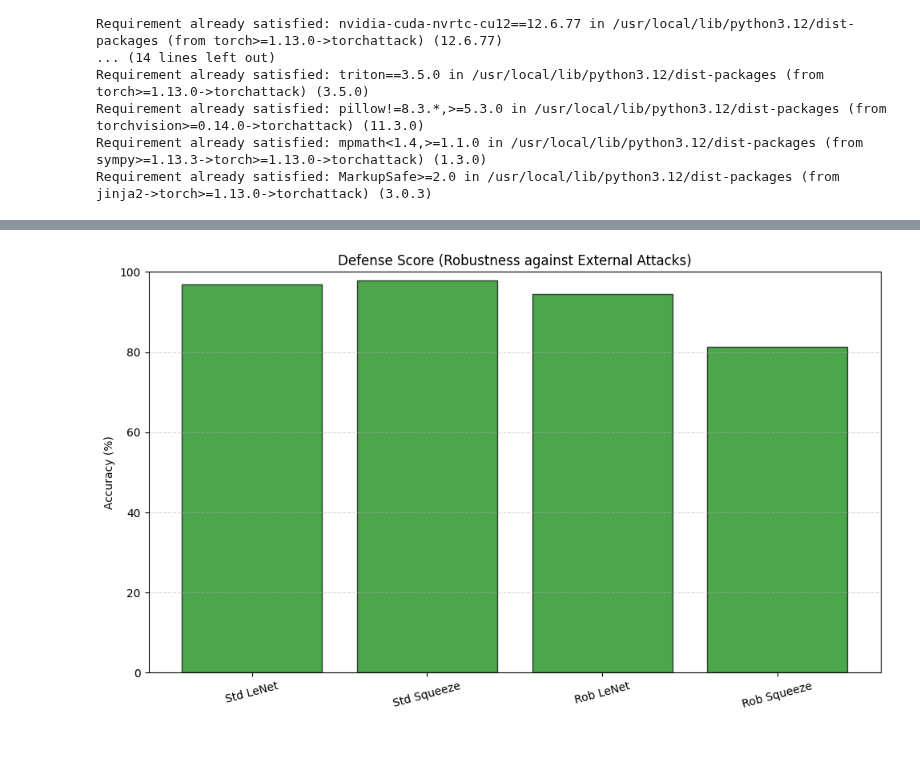
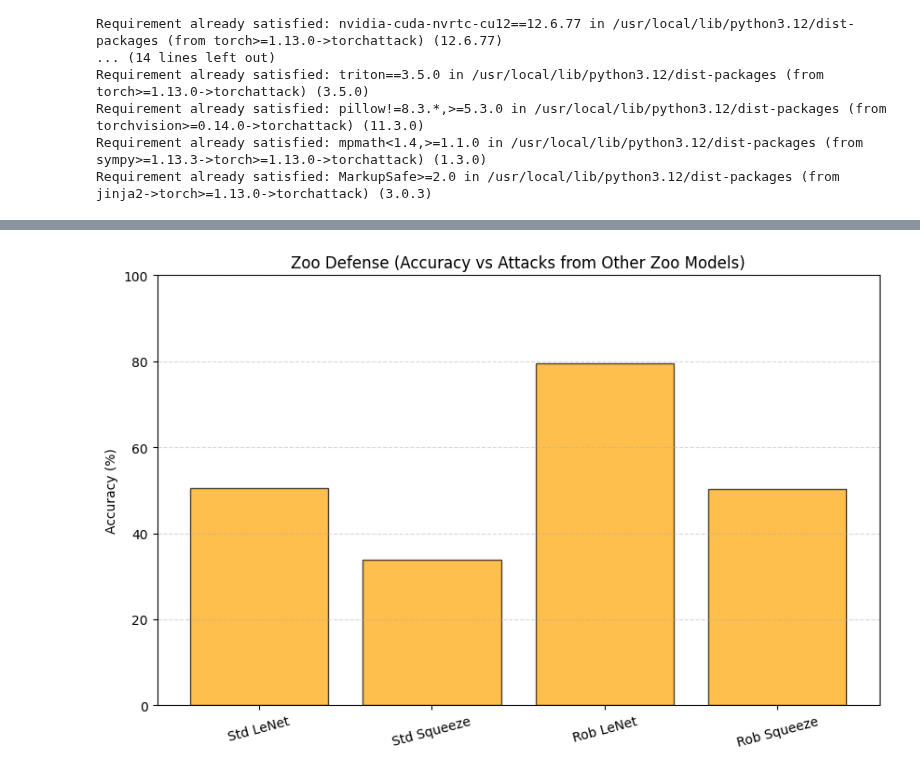
Before and after one commit to vm2781/adversarial_attacks, a Jupyter notebook: model_adversarial_analysis.ipynb, the cells around one changed output, grey strips where cells are left out. Saved outputs shown, nothing was run; the diff lists cells and outputs as text; code cells hidden in the pictures; blank space fills up the shorter version.

```diff
--- a/model_adversarial_analysis.ipynb
+++ b/model_adversarial_analysis.ipynb
@@ -105,10 +103,32 @@ def train_zoo_model(arch_cls, robust=False, epochs=3):
 # %%
-print("Training Evaluation Zoo...")
-zoo_models = {
-    'MLP_Std': train_zoo_model(SimpleMLP, robust=False),
-    'MLP_Rob': train_zoo_model(SimpleMLP, robust=True),
-    'CNN_Std': train_zoo_model(SimpleCNN, robust=False),
-    'CNN_Rob': train_zoo_model(SimpleCNN, robust=True),
-}
-print("Zoo Ready.")
+def load_external_dataset(folder_path):
+    if not os.path.exists(folder_path):
+        raise FileNotFoundError(f"External dataset not found at {folder_path}. Please check Drive setup.")
+
+    print(f"Loading external adversarial data from {folder_path}...")
+
+    transform = transforms.Compose([transforms.ToTensor()])
+
+    mnist_test = datasets.MNIST(root='./data', train=False, download=True)
+    labels = mnist_test.targets
+
+    images = []
+    filenames = sorted([f for f in os.listdir(folder_path) if f.endswith('.png') or f.endswith('.jpg')])
+
+    limit = min(len(filenames), len(labels))
+
+    for i in range(limit):
+        img_path = os.path.join(folder_path, filenames[i])
+        img = Image.open(img_path).convert('L')
+        img_t = transform(img)
+        images.append(img_t)
+
+    print(f"Loaded {len(images)} external adversarial images.")
+    return torch.stack(images), labels[:len(images)]
+
+try:
+    ext_imgs, ext_lbls = load_external_dataset(external_data_path)
+except Exception as e:
+    print(e)
+    ext_imgs, ext_lbls = None, None
 # %% [output]
@@ -209,14 +201,13 @@ plt.show()
 # %%
 plt.figure(figsize=(10, 6))
-plt.bar(x, defense_scores, color='green', alpha=0.7, edgecolor='black')
+plt.bar(x, zoo_defense_scores, color='orange', alpha=0.7, edgecolor='black')
 plt.xticks(x, names, rotation=15)
 plt.ylabel("Accuracy (%)")
-plt.title("Defense Score (Robustness against External Attacks)")
+plt.title("Zoo Defense (Accuracy vs Attacks from Other Zoo Models)")
 plt.ylim(0, 100)
 plt.grid(axis='y', linestyle='--', alpha=0.5)
-plt.tight_layout()
 plt.show()
 # %% [output]
-[figure, old version]
+[figure, new version]
 # %%
 plt.figure(figsize=(10, 6))
```
Also changed, not shown: parts of 10 cells of this notebook.
